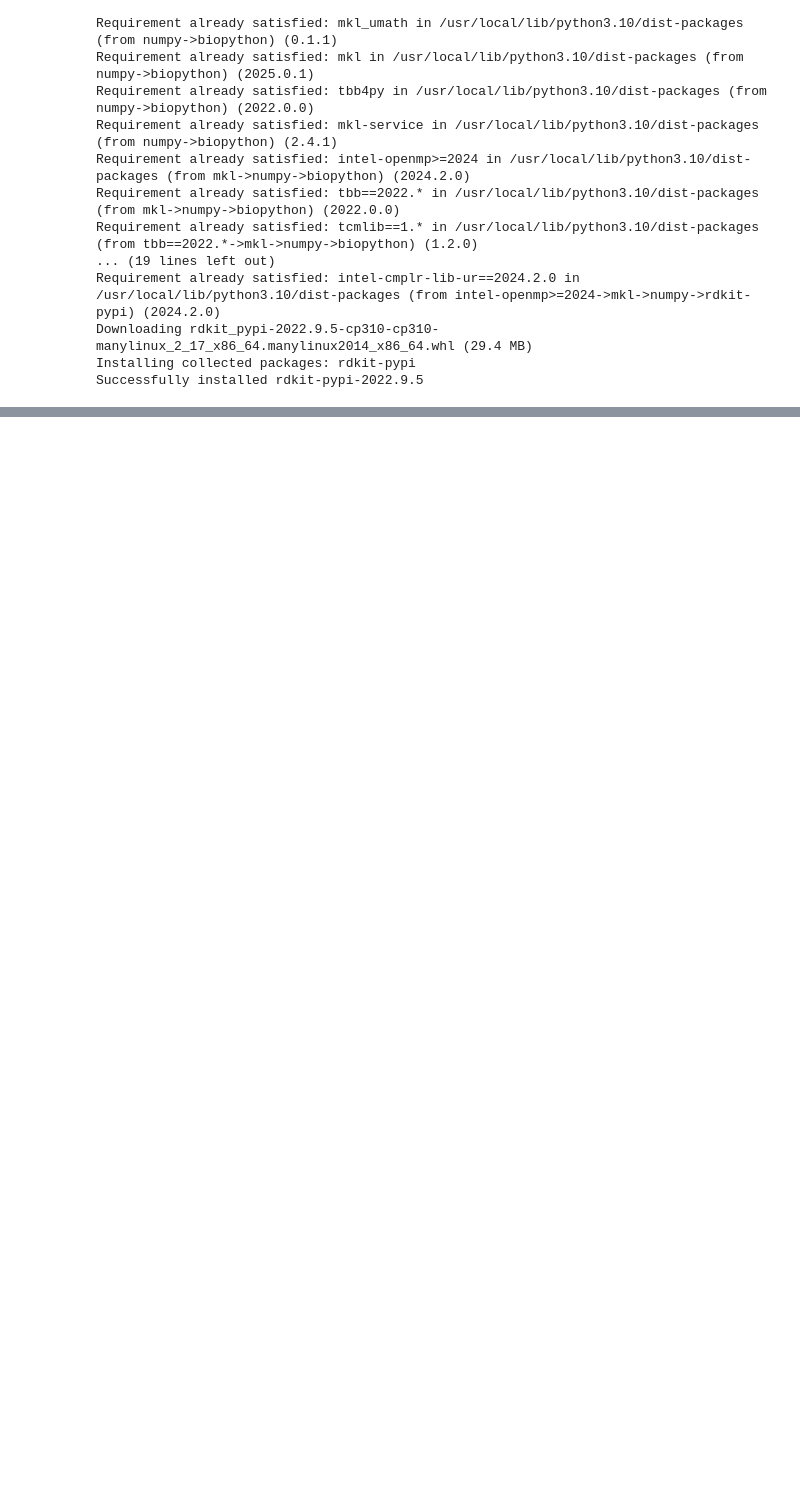
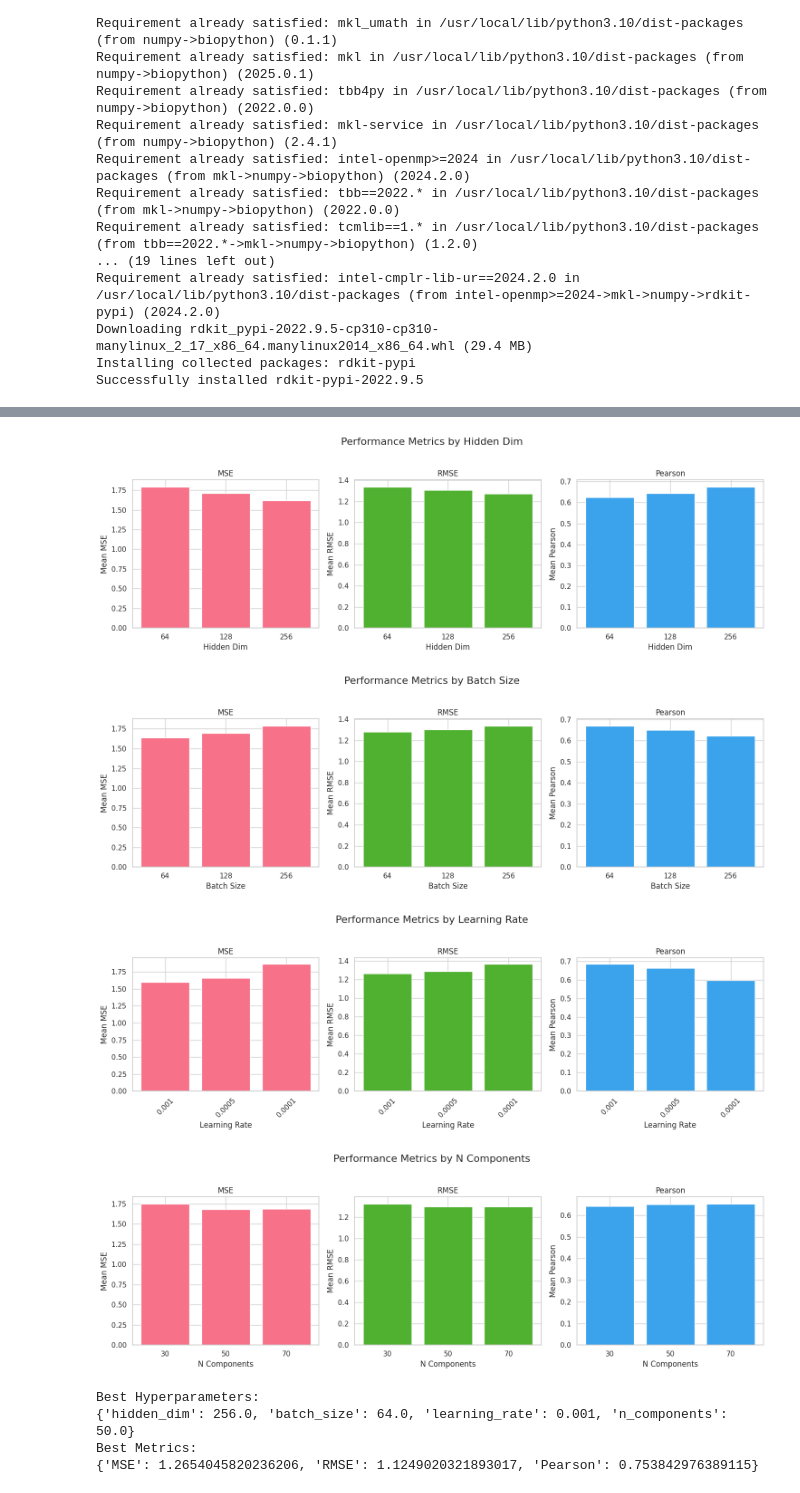
Before and after one commit to nesma-shafie/ViroAlert, a Jupyter notebook: anti-virus.ipynb, the cells around one changed output, grey strips where cells are left out. Cells and saved outputs as stored; diff of their text form; code cells hidden in the pictures; blank space fills up the shorter version.

Commit message:
validating on hyperparameters

```diff
--- a/anti-virus.ipynb
+++ b/anti-virus.ipynb
@@ -166,15 +159,3 @@ class DrugTargetGNN(nn.Module):
         combined = torch.cat([x, p], dim=1)
         out = self.final_mlp(combined)
         return out.squeeze()  # [batch_size]
-# %%
-
-dataset = DrugProteinDataset(protein_pca, drug_graphs, pIC50)
-
-train_dataset = Subset(dataset, train_indices)
-val_dataset = Subset(dataset, val_indices)
-test_dataset = Subset(dataset, test_indices)
-
-
-train_loader = DataLoader(train_dataset, batch_size=128, shuffle=True, collate_fn=custom_collate)
-val_loader = DataLoader(val_dataset, batch_size=128, shuffle=False, collate_fn=custom_collate)
-test_loader = DataLoader(test_dataset, batch_size=128, shuffle=False, collate_fn=custom_collate)
@@ -319,0 +192,5 @@ print(len(top_3_indices))
+# %%
+hidden_dims = [64, 128, 256]
+batch_sizes = [64, 128, 256]
+learning_rates = [1e-3, 5e-4, 1e-4]
+pca_components = [30, 50, 70]
@@ -319,0 +272,62 @@ print(len(top_3_indices))
+# %%
+import matplotlib.pyplot as plt
+import seaborn as sns
+import pandas as pd
+import numpy as np
+
+# Set Seaborn style for better aesthetics
+sns.set(style="whitegrid")
+
+# Define hyperparameters and their values (as used in the grid search)
+hyperparameters = {
+  'hidden_dim' : [64, 128, 256],
+'batch_size' : [64, 128, 256],
+'learning_rate' : [1e-3, 5e-4, 1e-4],
+'n_components' : [30, 50, 70]
+}
+
+# Metrics to plot
+metrics = ['MSE', 'RMSE', 'Pearson']
+
+# Function to create bar plots for a given hyperparameter
+def plot_hyperparameter_results(hyperparam, values, results_df):
+    fig, axes = plt.subplots(1, 3, figsize=(15, 5), sharex=True)
+    fig.suptitle(f'Performance Metrics by {hyperparam.replace("_", " ").title()}', fontsize=16)
+
+    for i, metric in enumerate(metrics):
+        # Calculate mean metric value for each hyperparameter value
+        means = [results_df[results_df[hyperparam] == val][metric].mean() for val in values]
+
+        # Create bar plot
+        axes[i].bar([str(val) for val in values], means, color=sns.color_palette("husl", 3)[i])
+        axes[i].set_title(metric)
+        axes[i].set_xlabel(hyperparam.replace("_", " ").title())
+        axes[i].set_ylabel(f'Mean {metric}')
+
+        # Rotate x-axis labels for readability if needed
+        if hyperparam == 'learning_rate':
+            axes[i].tick_params(axis='x', rotation=45)
+
+    plt.tight_layout(rect=[0, 0, 1, 0.95])
+    plt.savefig(f'hyperparam_{hyperparam}_plot.png')
+    plt.show()
+
+# Generate plots for each hyperparameter
+for hyperparam, values in hyperparameters.items():
+    plot_hyperparameter_results(hyperparam, values, results_df)
+
+# Find and print the best hyperparameters
+best_row = results_df.loc[results_df['RMSE'].idxmin()]
+print("Best Hyperparameters:")
+print(best_row[['hidden_dim', 'batch_size', 'learning_rate', 'n_components']].to_dict())
+print("Best Metrics:")
+print(best_row[['MSE', 'RMSE', 'Pearson']].to_dict())
+# %% [output]
+[figure, added]
+[figure, added]
+[figure, added]
+[figure, added]
+Best Hyperparameters:
+{'hidden_dim': 256.0, 'batch_size': 64.0, 'learning_rate': 0.001, 'n_components': 50.0}
+Best Metrics:
+{'MSE': 1.2654045820236206, 'RMSE': 1.1249020321893017, 'Pearson': 0.753842976389115}
```
Also changed, not shown: parts of 10 cells of this notebook.
